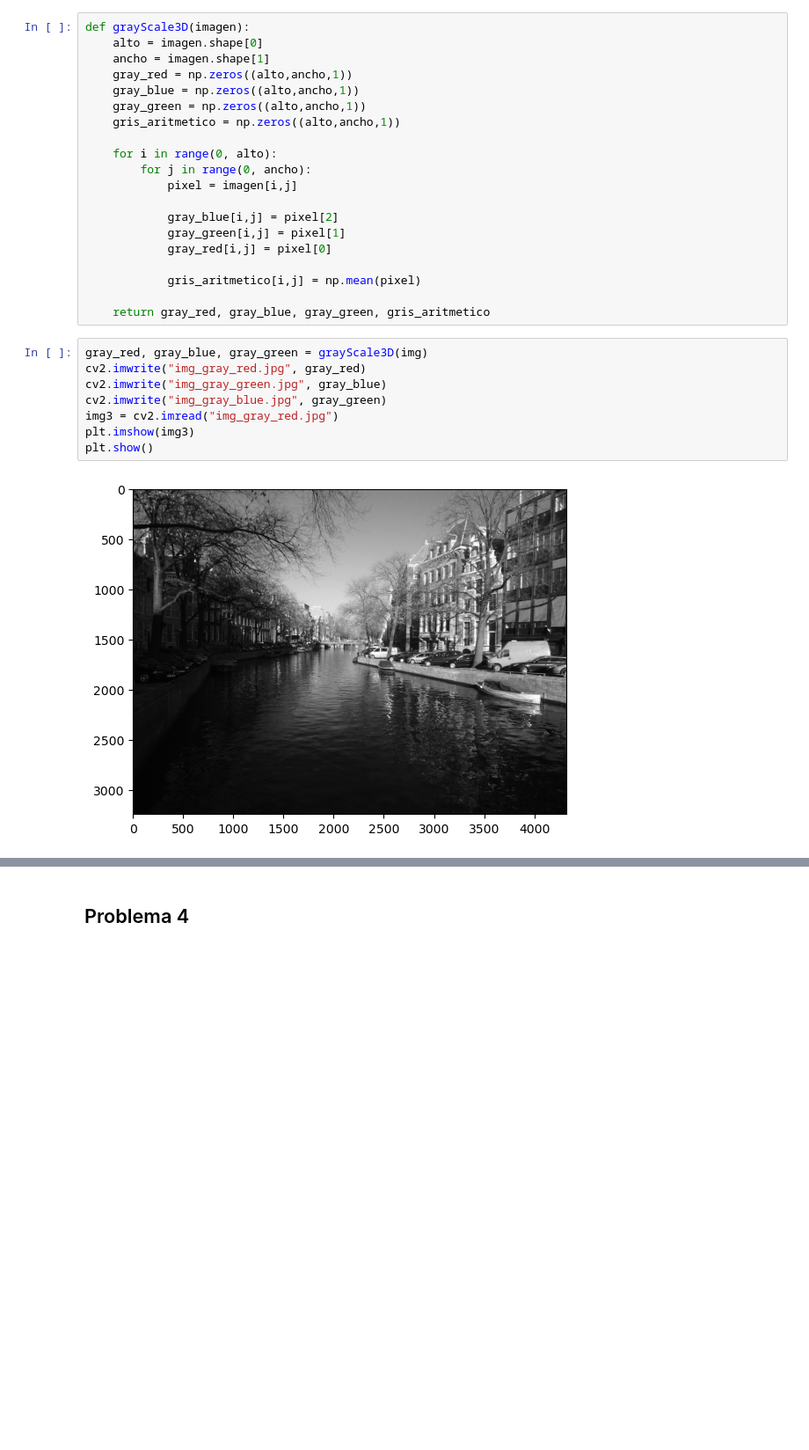
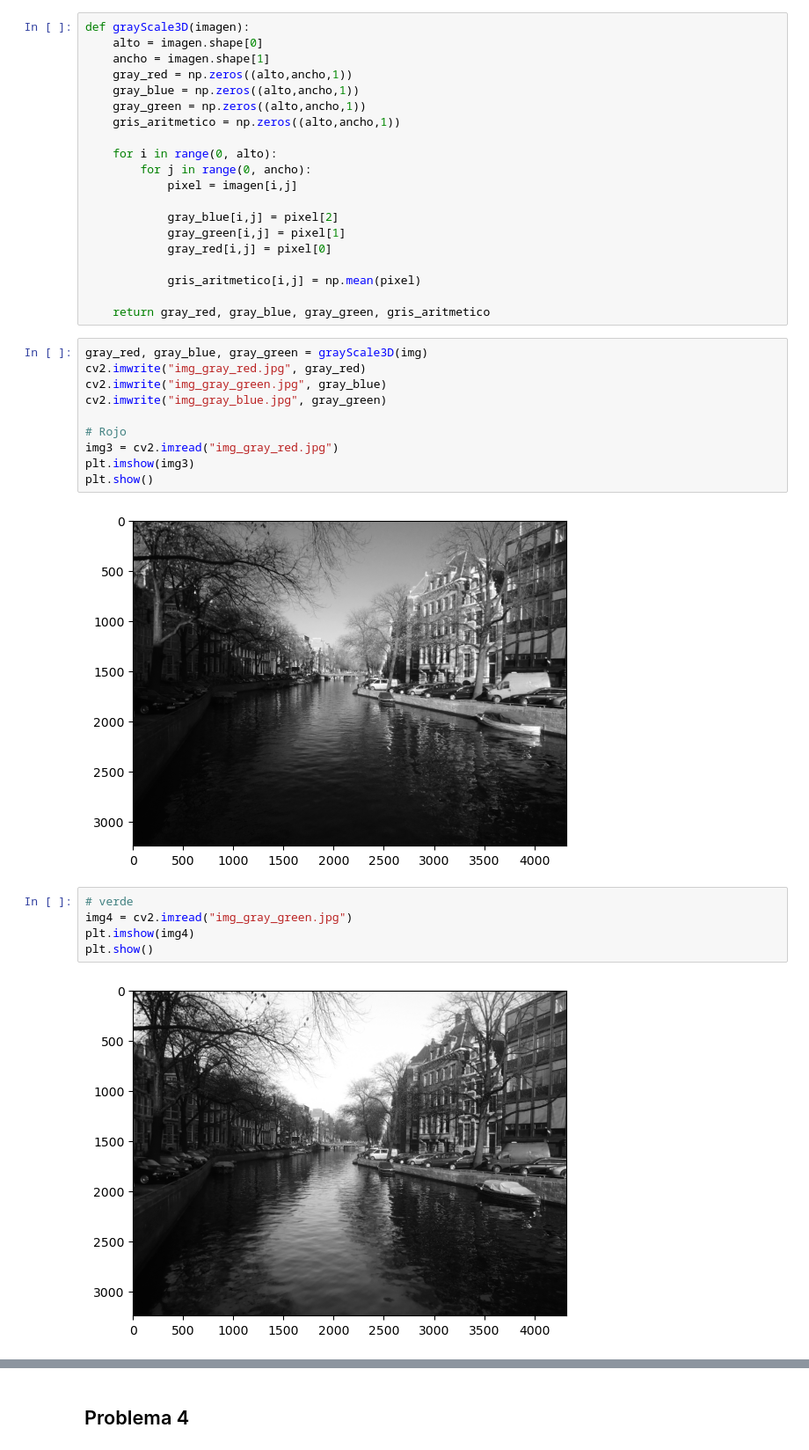
Before and after one commit to JPRodasM/Laboratorio_1_TM-IR, a Jupyter notebook: Laboratorio 1.ipynb, the cells around one changed output, grey strips where cells are left out. Shown at 88% size. Drawn from its saved outputs; the diff is of its cells as text; blank space fills up the shorter version.

```diff
--- a/Laboratorio 1.ipynb
+++ b/Laboratorio 1.ipynb
@@ -121,8 +121,17 @@ gray_red, gray_blue, gray_green = grayScale3D(img)
 cv2.imwrite("img_gray_red.jpg", gray_red)
 cv2.imwrite("img_gray_green.jpg", gray_blue)
 cv2.imwrite("img_gray_blue.jpg", gray_green)
+
+# Rojo
 img3 = cv2.imread("img_gray_red.jpg")
 plt.imshow(img3)
 plt.show()
 # %% [output]
 [figure]
+# %%
+# verde
+img4 = cv2.imread("img_gray_green.jpg")
+plt.imshow(img4)
+plt.show()
+# %% [output]
+[figure, added]
```
Also changed, not shown: parts of 1 cell of this notebook.
